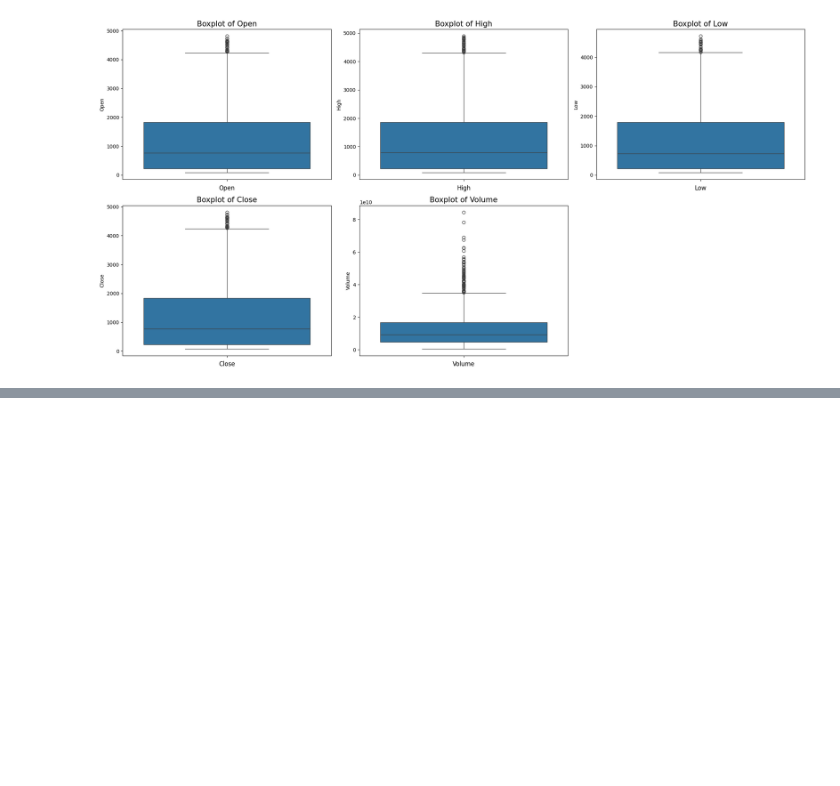
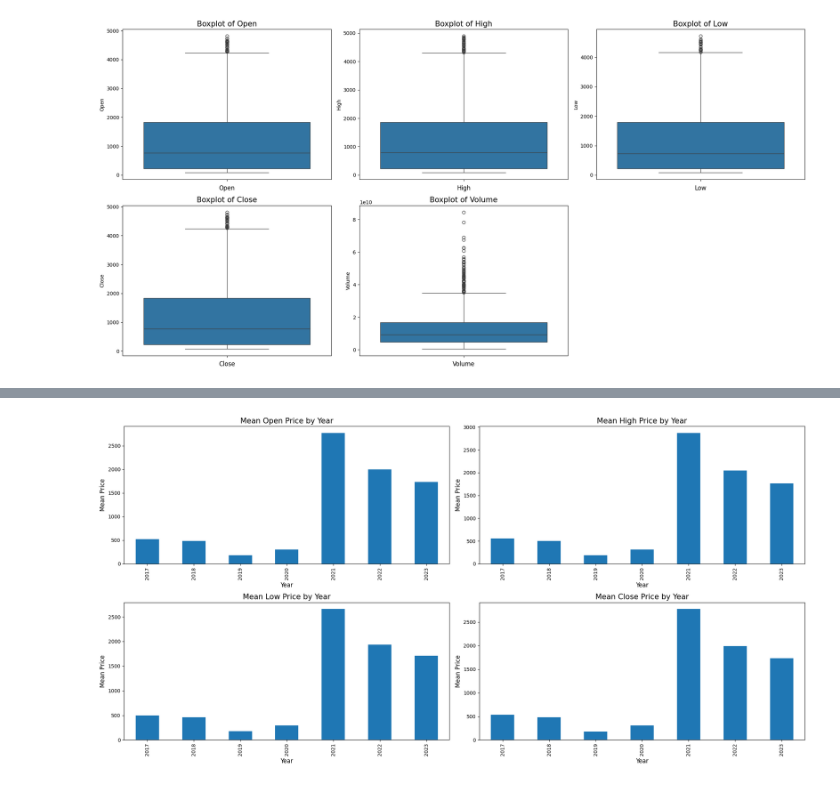
Before and after one commit to tarungolait/Ethereum-Price-Predictor, a Jupyter notebook: main.ipynb, the cells around one changed output, grey strips where cells are left out. Cells and saved outputs as stored; diff of their text form; code cells hidden in the pictures; blank space fills up the shorter version.

```diff
--- a/main.ipynb
+++ b/main.ipynb
@@ -160,0 +168,5 @@ data.head()
+# %%
+import numpy as np
+
+data['is_quarter_end'] = np.where(data['month'] % 3 == 0, 1, 0)
+data.head()
@@ -160,0 +180,20 @@ data.head()
+# %%
+import matplotlib.pyplot as plt
+
+# Group by year and calculate the mean
+data_grouped = data.groupby('year').mean()
+
+# Plotting the mean for 'Open', 'High', 'Low', and 'Close' for each year
+plt.figure(figsize=(20, 10))
+
+for i, col in enumerate(['Open', 'High', 'Low', 'Close']):
+    plt.subplot(2, 2, i+1)
+    data_grouped[col].plot(kind='bar')
+    plt.title(f'Mean {col} Price by Year', fontsize=15)
+    plt.xlabel('Year', fontsize=12)
+    plt.ylabel('Mean Price', fontsize=12)
+
+plt.tight_layout()
+plt.show()
+# %% [output]
+[figure, added]
```
Also changed, not shown: parts of 7 cells of this notebook.
